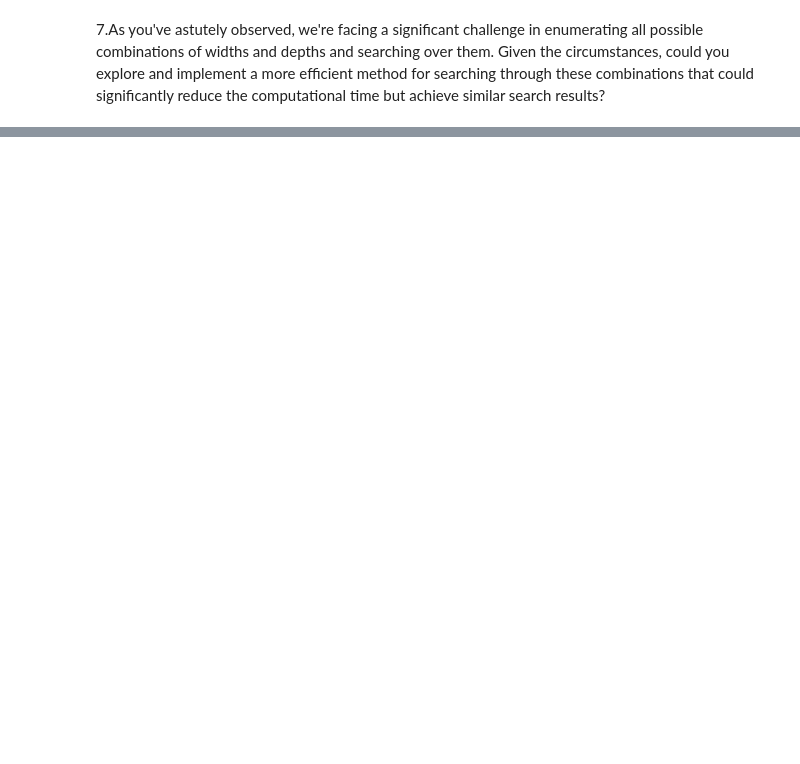
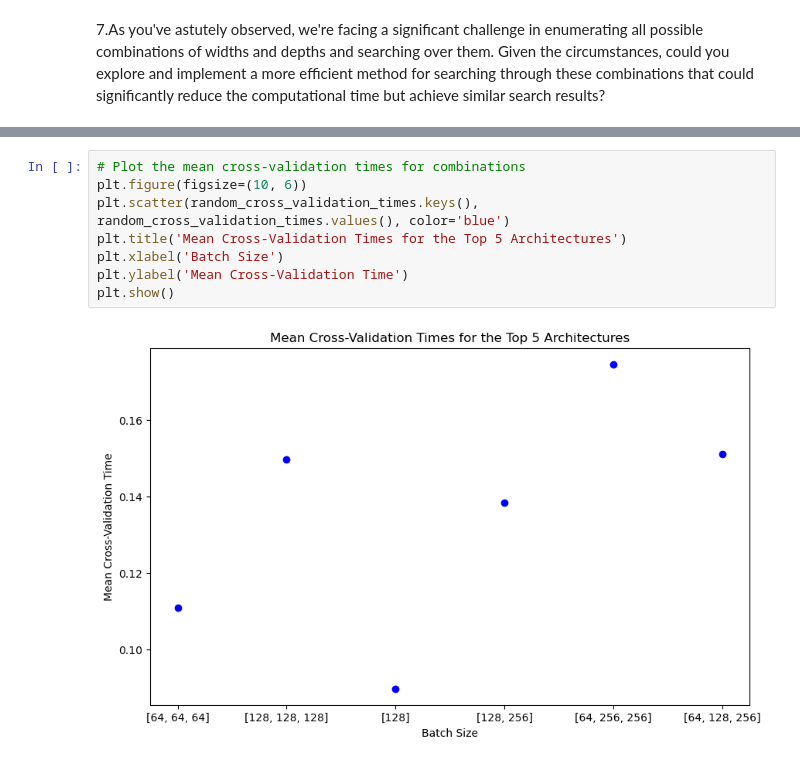
Before and after one commit to KrisCholakov02/SC4001_Programming_Assignment, a Jupyter notebook: Part_A_3.ipynb, the cells around one changed output, grey strips where cells are left out. Saved outputs shown, nothing was run; the diff lists cells and outputs as text; blank space fills up the shorter version.

```diff
--- a/Part_A_3.ipynb
+++ b/Part_A_3.ipynb
@@ -312,0 +392,10 @@ plt.show()
+# %%
+# Plot the mean cross-validation times for combinations
+plt.figure(figsize=(10, 6))
+plt.scatter(random_cross_validation_times.keys(), random_cross_validation_times.values(), color='blue')
+plt.title('Mean Cross-Validation Times for the Top 5 Architectures')
+plt.xlabel('Batch Size')
+plt.ylabel('Mean Cross-Validation Time')
+plt.show()
+# %% [output]
+[figure, added]
```
Also changed, not shown: parts of 17 cells of this notebook, 1 other file.
